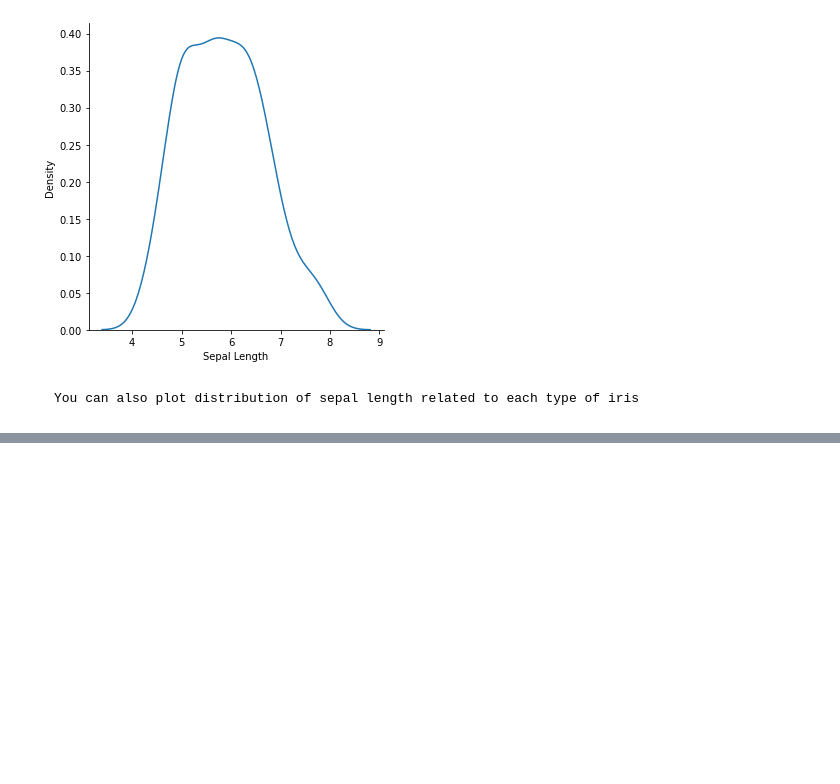
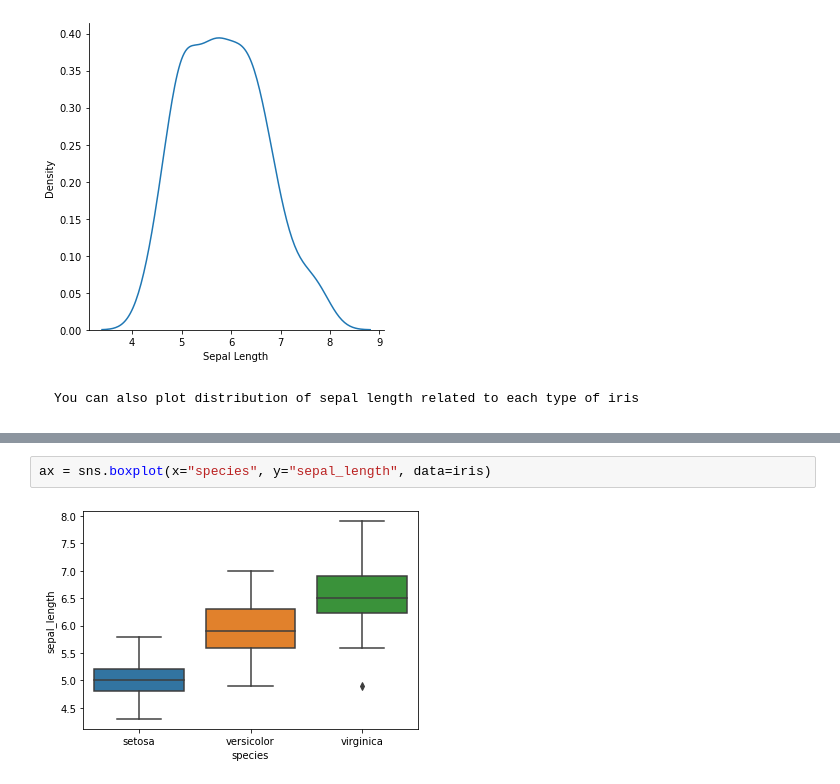
Before and after one commit to shaneahmed/StatswithPython, a Jupyter notebook: 03-DataVisualisation.ipynb, the cells around one changed output, grey strips where cells are left out. Saved outputs shown, nothing was run; the diff lists cells and outputs as text; blank space fills up the shorter version.

```diff
--- a/03-DataVisualisation.ipynb
+++ b/03-DataVisualisation.ipynb
@@ -106,0 +119,4 @@ sns.displot(iris, x="sepal_length", hue="species", kind="kde")
+# %%
+ax = sns.boxplot(x="species", y="sepal_length", data=iris)
+# %% [output]
+[figure, added]
```
Also changed, not shown: parts of 10 cells of this notebook.
